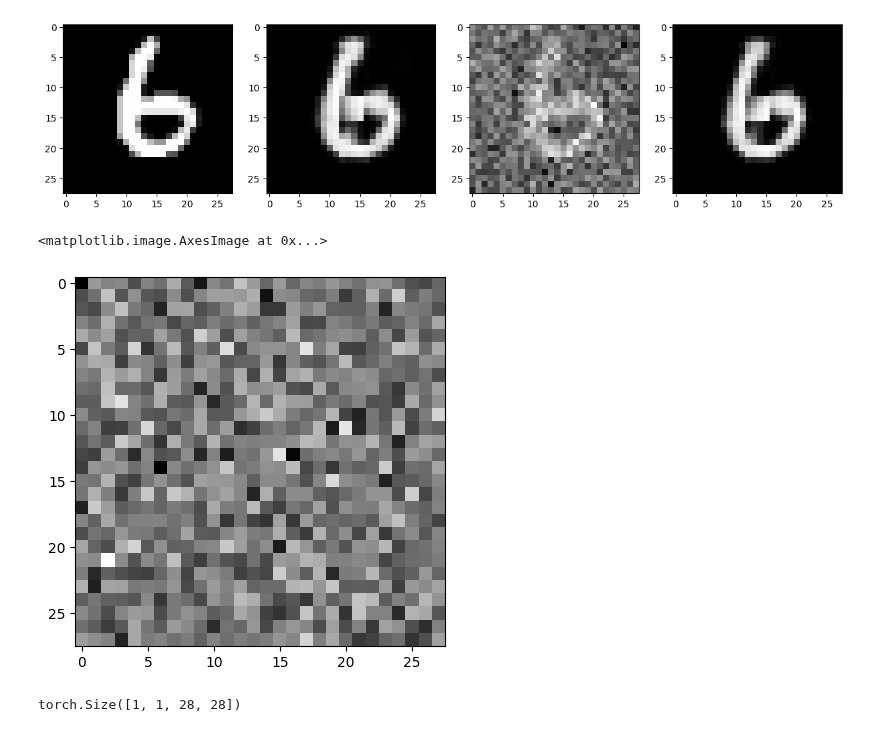
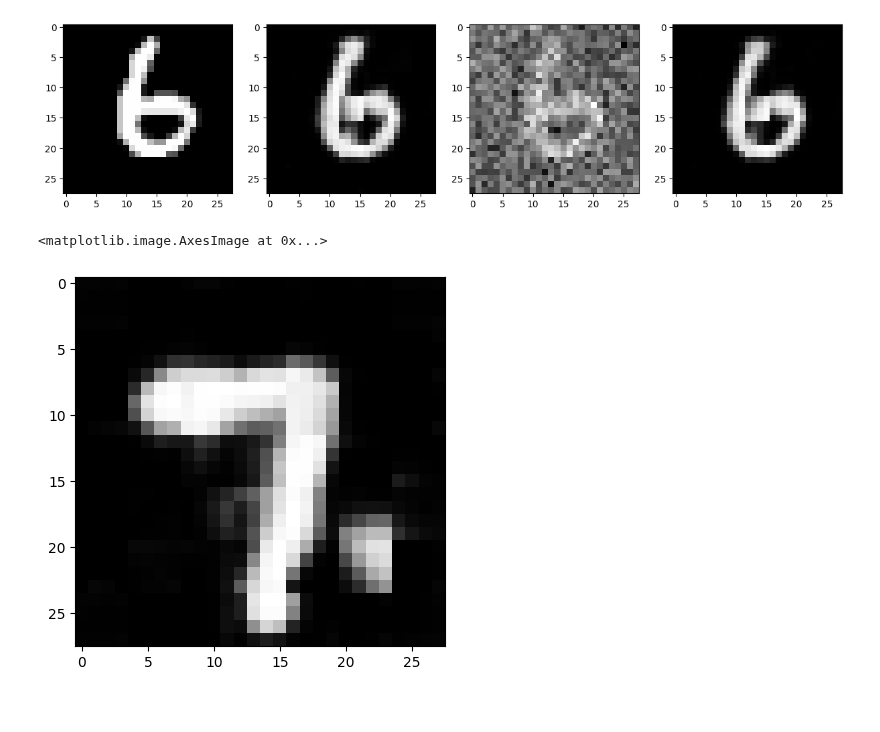
Before and after one commit to JacopoRaffi/ISPR_Assignments, a Jupyter notebook: Assignment3/ISPR_Midterm3_Assignment1_JacopoRaffi.ipynb, the cells around one changed output. Drawn from its saved outputs; the diff is of its cells as text; code cells hidden in the pictures.

```diff
--- a/Assignment3/ISPR_Midterm3_Assignment1_JacopoRaffi.ipynb
+++ b/Assignment3/ISPR_Midterm3_Assignment1_JacopoRaffi.ipynb
@@ -268,16 +268,14 @@ pure_rand_noise = torch.randn(torch.Size([1, 28, 28]), generator=generator)
-# %%
-plt.imshow(pure_rand_noise[0], cmap='gray')
-# %% [output]
-<matplotlib.image.AxesImage at 0x...>
-[figure, removed]
 # %%
+pure_rand_noise = torch.randn(torch.Size([1, 28, 28]))
 pure_rand_noise = pure_rand_noise.unsqueeze(0).to(device)
 
 model.eval()
 with torch.no_grad():
     for i in range(10):
         pure_rand_noise, _ = model(pure_rand_noise)
+
+pure_rand_noise = pure_rand_noise.squeeze(0).cpu()
+plt.imshow(pure_rand_noise.numpy()[0], cmap='gray')
+# %% [output]
+<matplotlib.image.AxesImage at 0x...>
+[figure, added]
-# %%
-print(pure_rand_noise.size())
-# %% [output]
-torch.Size([1, 1, 28, 28])
```
Also changed, not shown: parts of 3 cells of this notebook.
